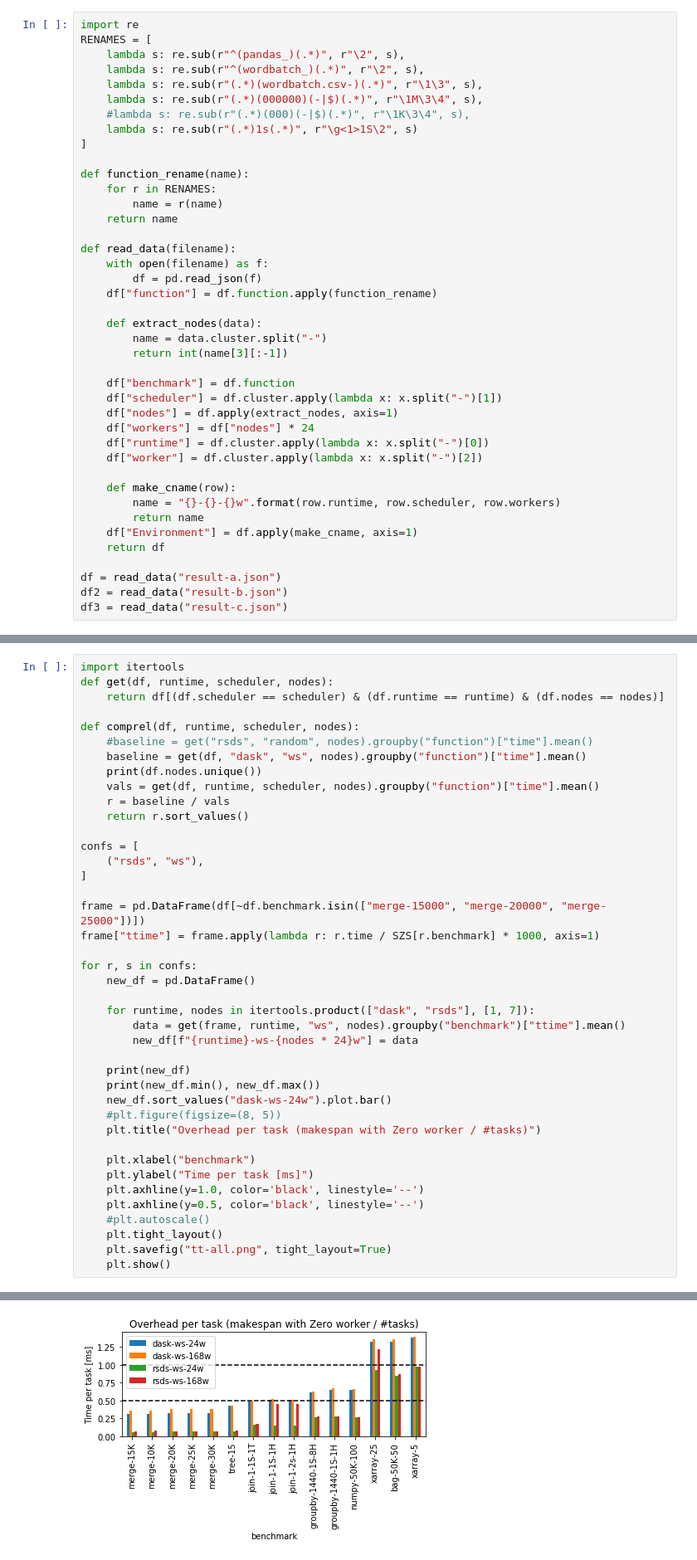
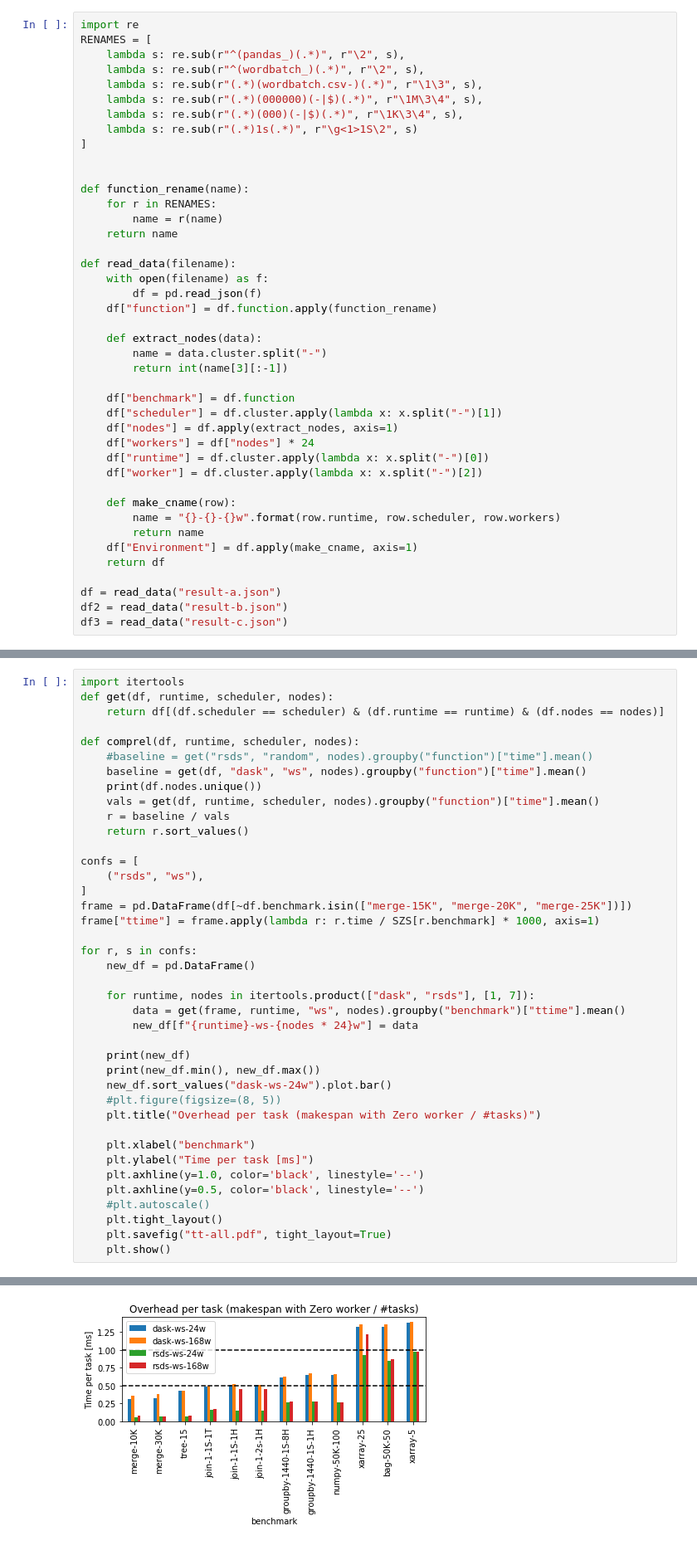
Before and after one commit to andygrove/rsds, a Jupyter notebook: exps/exp4/exp4.ipynb, the cells around one changed output, grey strips where cells are left out. Shown at 83% size. Drawn from its saved outputs; the diff is of its cells as text.

```diff
--- a/exps/exp4/exp4.ipynb
+++ b/exps/exp4/exp4.ipynb
@@ -10,9 +10,10 @@ RENAMES = [
     lambda s: re.sub(r"^(wordbatch_)(.*)", r"\2", s),
     lambda s: re.sub(r"(.*)(wordbatch.csv-)(.*)", r"\1\3", s),
     lambda s: re.sub(r"(.*)(000000)(-|$)(.*)", r"\1M\3\4", s),
-    #lambda s: re.sub(r"(.*)(000)(-|$)(.*)", r"\1K\3\4", s),
+    lambda s: re.sub(r"(.*)(000)(-|$)(.*)", r"\1K\3\4", s),
     lambda s: re.sub(r"(.*)1s(.*)", r"\g<1>1S\2", s)
 ]
+
 
 def function_rename(name):
     for r in RENAMES:
@@ -302,8 +297,7 @@ def comprel(df, runtime, scheduler, nodes):
 confs = [
     ("rsds", "ws"),
 ]
-
-frame = pd.DataFrame(df[~df.benchmark.isin(["merge-15000", "merge-20000", "merge-25000"])])
+frame = pd.DataFrame(df[~df.benchmark.isin(["merge-15K", "merge-20K", "merge-25K"])])
 frame["ttime"] = frame.apply(lambda r: r.time / SZS[r.benchmark] * 1000, axis=1)
 
 for r, s in confs:
@@ -325,7 +319,7 @@ for r, s in confs:
     plt.axhline(y=0.5, color='black', linestyle='--')
     #plt.autoscale()
     plt.tight_layout()
-    plt.savefig("tt-all.png", tight_layout=True)
+    plt.savefig("tt-all.pdf", tight_layout=True)
     plt.show()
 # %% [output]
                     dask-ws-24w  dask-ws-168w  rsds-ws-24w  rsds-ws-168w
@@ -344,8 +338,8 @@ merge-25K              0.326689      0.383313     0.065478      0.071198
 dask-ws-168w    1.386665
 rsds-ws-24w     0.974465
 rsds-ws-168w    1.221404
 dtype: float64
-[figure, old version]
+[figure, new version]
 # %%
 def create_plot(frame, plot_fn):
     def extract(fn):
```
Also changed, not shown: parts of 2 cells of this notebook, 3 other files.
